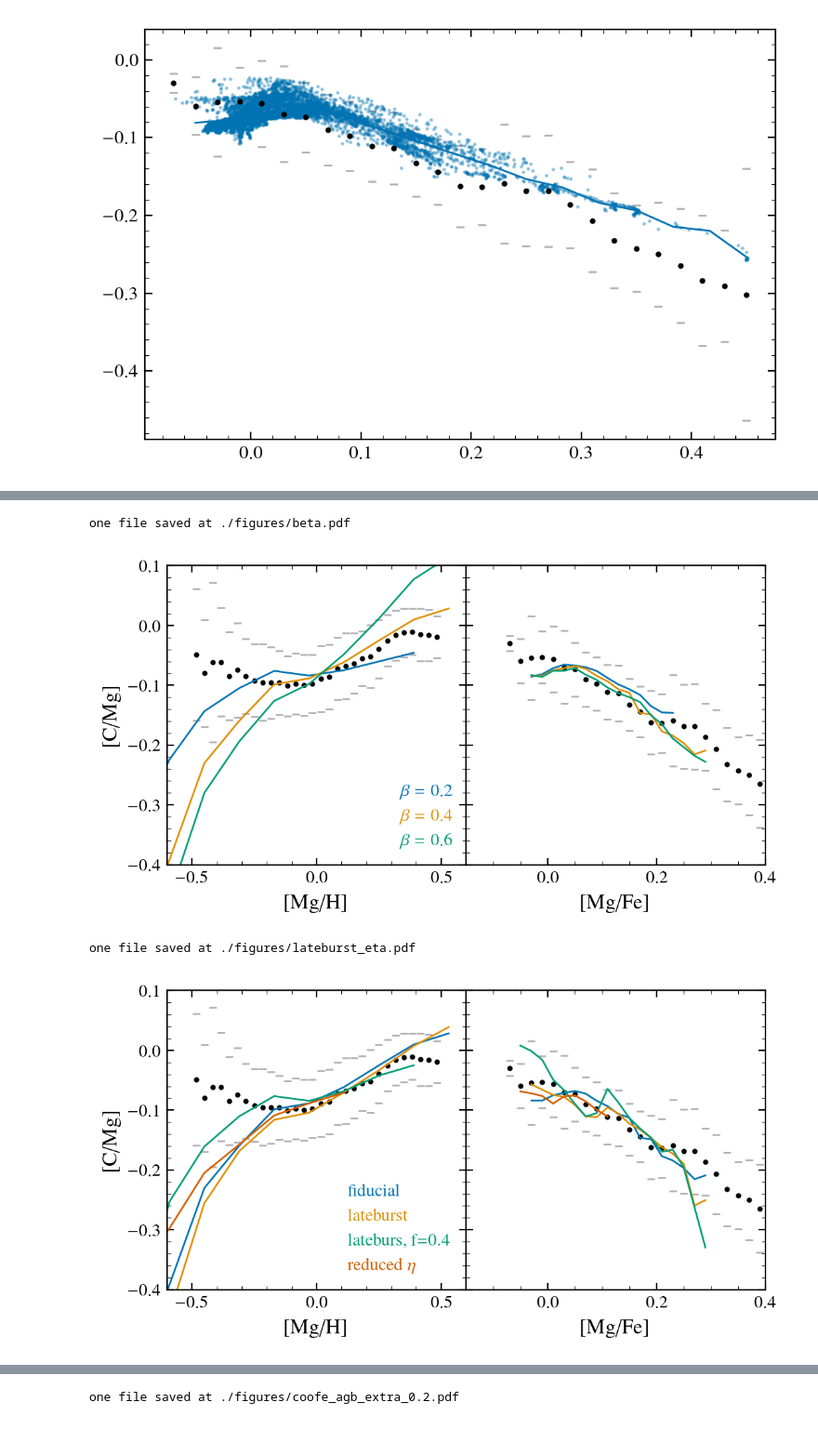
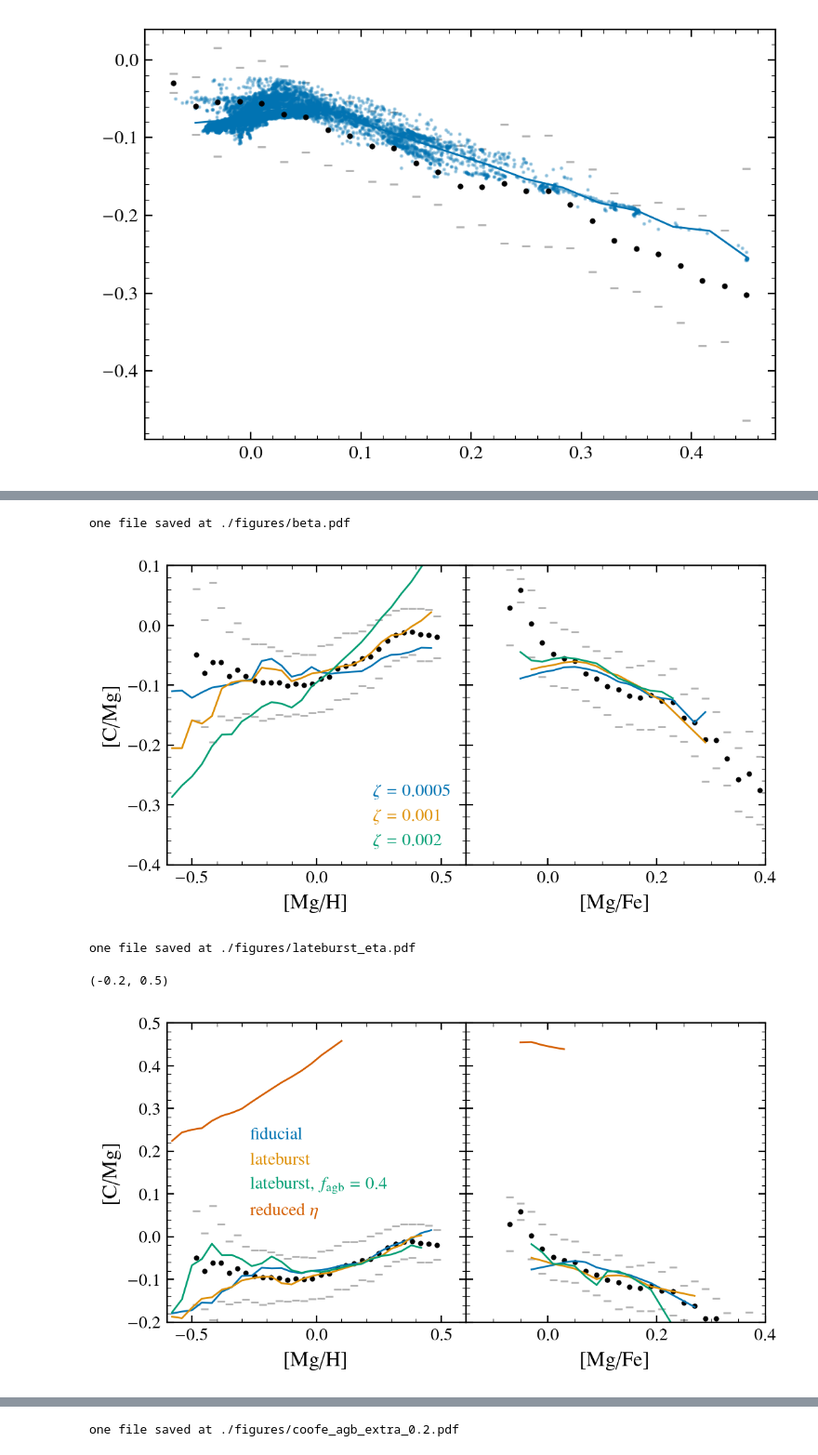
Before and after one commit to aeyobd/surp, a Jupyter notebook: carbon_paper/new_models.ipynb, the cells around one changed output, grey strips where cells are left out. Shown at 93% size. Drawn from its saved outputs; the diff is of its cells as text; code cells hidden in the pictures.

```diff
--- a/carbon_paper/new_models.ipynb
+++ b/carbon_paper/new_models.ipynb
@@ -80,8 +80,8 @@ def zoofe_models(models: dict, ele="C", mg_0=0.1, w=0.05, ax=None, **kwargs):
 
 
     for name, model in models.items():
-        filt = model.MG_FE > mg_0 - w
-        filt &= model.MG_FE < mg_0 + w
+        filt = model.MG_H > mg_0 - w
+        filt &= model.MG_H < mg_0 + w
         df = model[filt]
         pluto.plot_mean_track(df["MG_FE"], df[f"{ele}_MG"],
                               xlim=(-0.3, 0.3), label=name, ax=ax)
@@ -158,23 +150,23 @@ one file saved at ./figures/f_agb.pdf
 # %%
-names = []
-for beta in ["0.2", "0.4", "0.6"]:
-    names.append(model_id(agb="cristallo11", f_agb="0.2", beta=beta, eta="1.0", version="_v0.1.3"))
-labels = [r"$\beta=0.2$", r"$\beta=0.4$", r"$\beta=0.6$"]
+
+names = ["C11_f0.2_eta1_beta0.0005", "C11_f0.2_eta1_beta0.001", "C11_f0.1_eta1_beta0.002"]
+
+labels = [r"$\zeta=0.0005$", r"$\zeta=0.001$", r"$\zeta=0.002$"]
 compare(names, labels, filename="beta.pdf")
 # %% [output]
 one file saved at ./figures/beta.pdf
-[figure, old version]
+[figure, new version]
 # %%
-fnames = ["cristallo11_f0.2_Z0.4_eta1.0_v0.1.3", "cristallo11_f0.2_Z0.4_eta1.0_v0.1.3_lateburst", "cristallo11_f0.4_Z0.4_eta1.0_v0.1.3_lateburst",  "cristallo11_f0.2_Z0.4_eta0.3_v0.1.3"]
-names = []
-for s in fnames:
-    names.append(model_id(name=s))
+names = ["C11_f0.2_eta1_beta0.001", "C11_f0.2_eta1_beta0.001_lateburst1.5",
+         "C11_f0.4_eta1_beta0.001_lateburst1.5", "C11_f0.2_eta0.3_beta0.002"]
 
-labels=["fiducial", "lateburst", "lateburs, f=0.4", r"reduced $\eta$"]
+labels=["fiducial", "lateburst", "lateburst, $f_{\\rm agb}=0.4$", r"reduced $\eta$"]
 compare(names, labels, filename="lateburst_eta.pdf")
+plt.ylim(-0.2, 0.5)
 # %% [output]
 one file saved at ./figures/lateburst_eta.pdf
+(-0.2, 0.5)
-[figure, old version]
+[figure, new version]
 # %%
 width = 4
 ϕ = np.sqrt(2)
```
Also changed, not shown: parts of 11 cells of this notebook, 5 other files.
